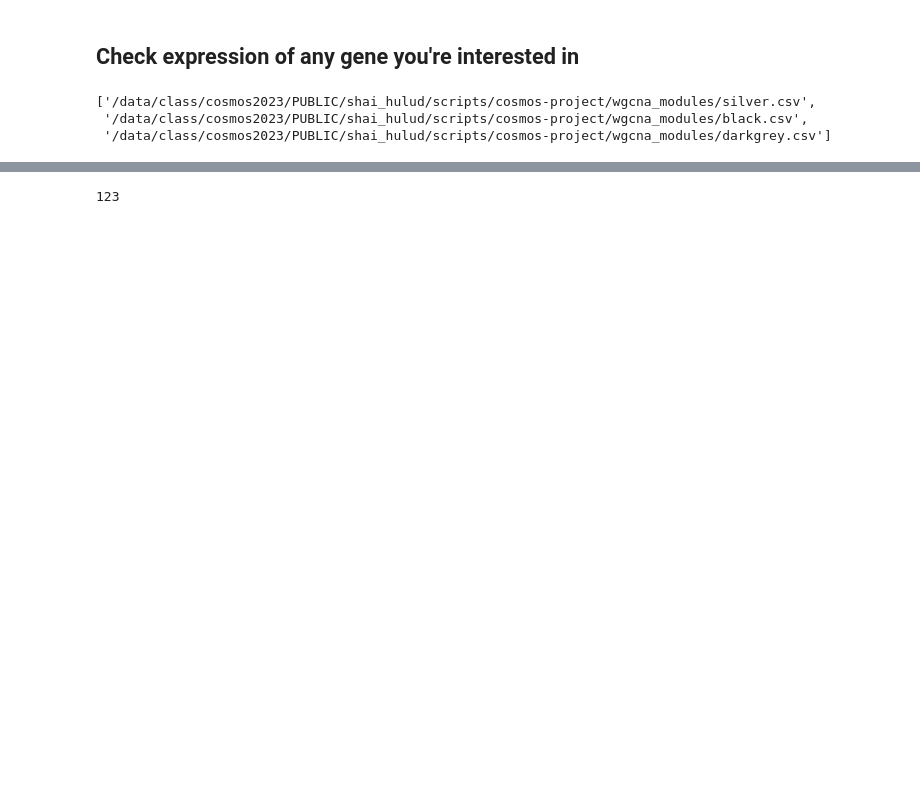
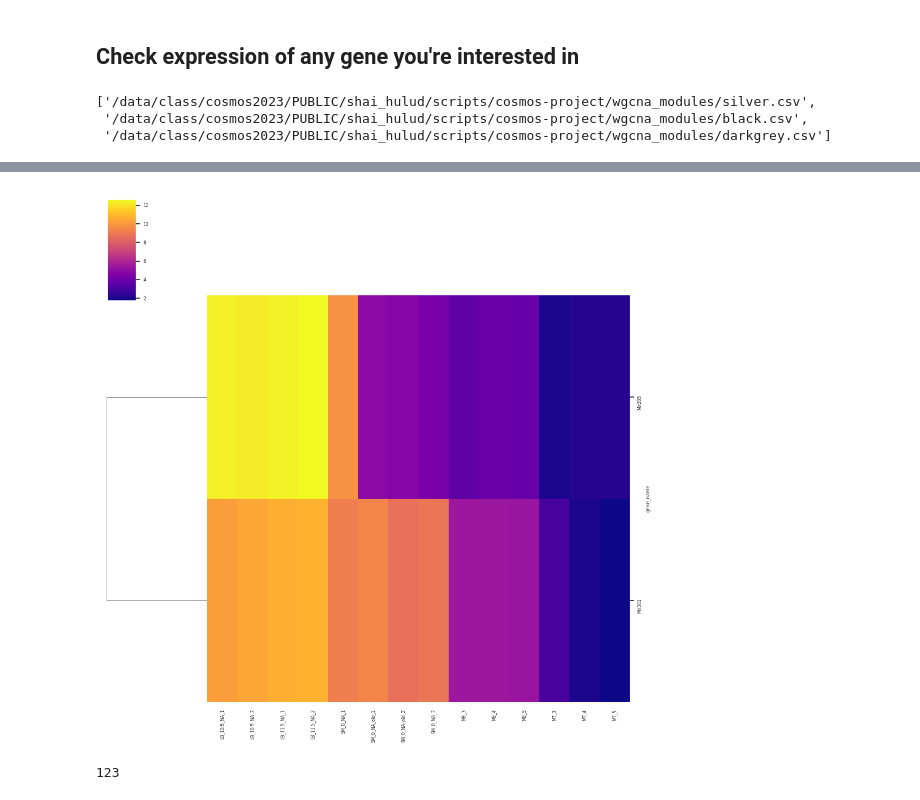
Before and after one commit to maroonApricot/cosmos-project, a Jupyter notebook: pcaheatmap.ipynb, the cells around one changed output, grey strips where cells are left out. Saved outputs shown, nothing was run; the diff lists cells and outputs as text; code cells hidden in the pictures; blank space fills up the shorter version.

```diff
--- a/pcaheatmap.ipynb
+++ b/pcaheatmap.ipynb
@@ -244,9 +254,11 @@ for i in range(len(tsv_files)):
 [figure]
 [figure]
 # %%
-new_df = merged_df_my_genes.iloc[ax.dendrogram_row.reordered_ind]
-ax = sns.clustermap(data=new_df.tail(67), col_cluster=False, cmap="plasma")
+new_df = merged_df_my_genes[(merged_df_my_genes.index == "Mir205") | (merged_df_my_genes.index == "Mir301")]
+ax = sns.clustermap(data=new_df, col_cluster=False, cmap="plasma")
 plt.show()
+# %% [output]
+[figure, added]
 # %%
 # %% [output]
 123
```
Also changed, not shown: parts of 10 cells of this notebook, 23 other files.
